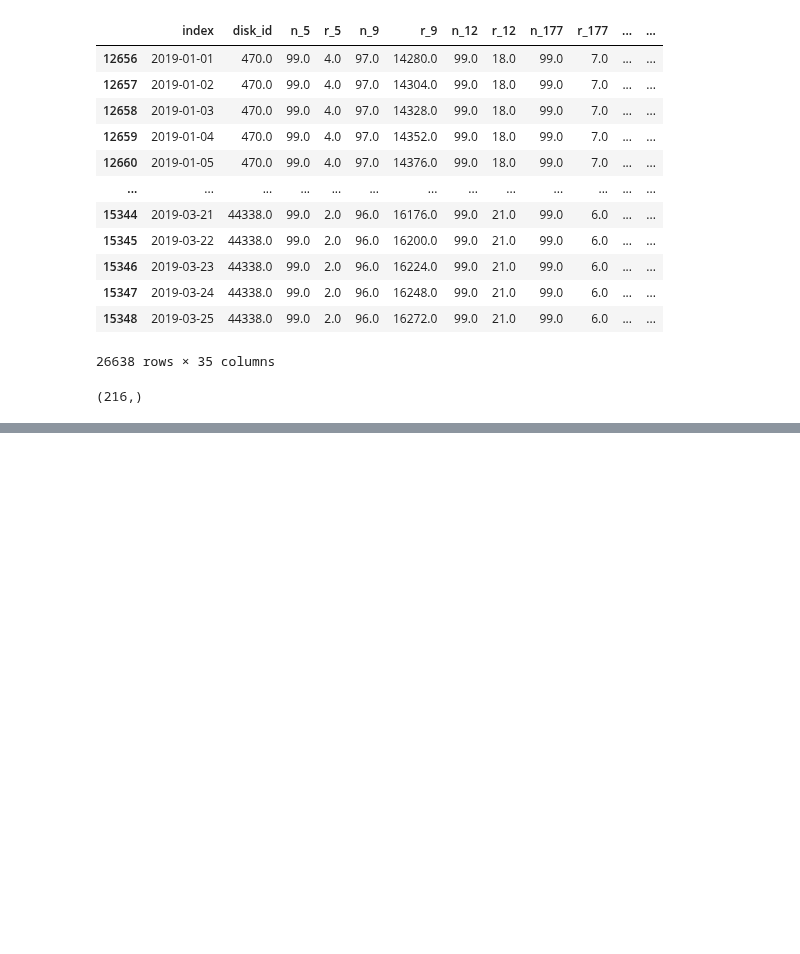
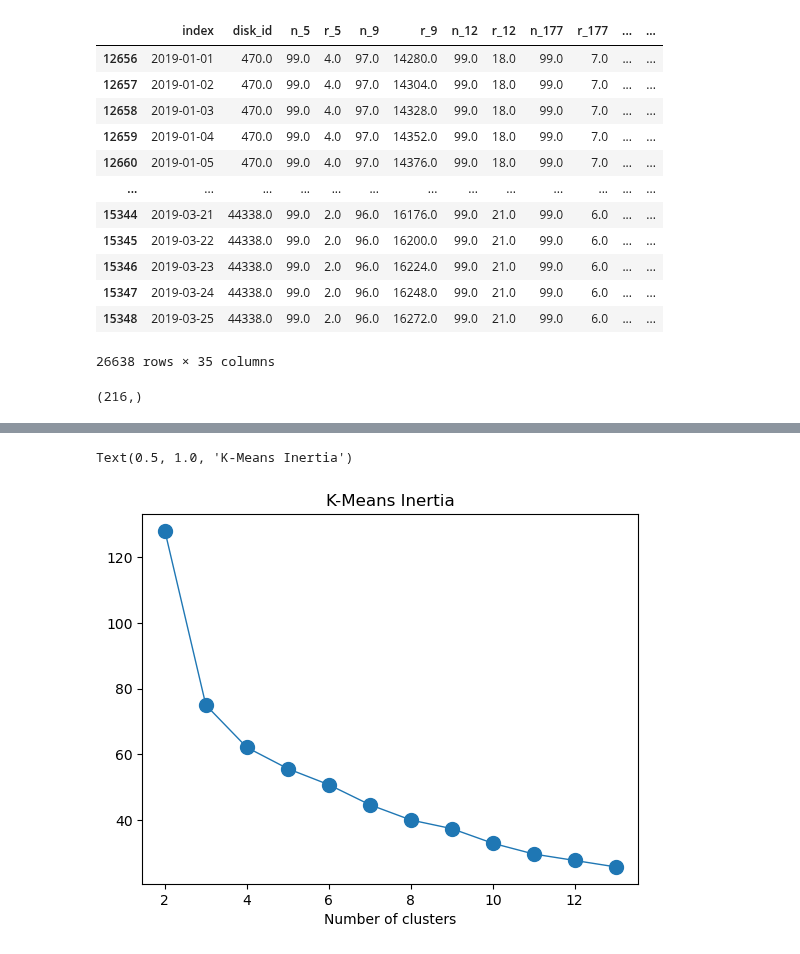
Before and after one commit to passion3659/ssd-failure, a Jupyter notebook: 03-making_imputated_data.ipynb, the cells around one changed output, grey strips where cells are left out. Saved outputs shown, nothing was run; the diff lists cells and outputs as text; code cells hidden in the pictures; blank space fills up the shorter version.

```diff
--- a/03-making_imputated_data.ipynb
+++ b/03-making_imputated_data.ipynb
@@ -332,0 +561,29 @@ selected_filtered_data_healthy = selected_filtered_data_healthy.reset_index()  #
+# %%
+#Scaling 과정
+from sklearn.preprocessing import MinMaxScaler
+
+scaler = MinMaxScaler()
+scaler.fit(label_1)
+label_1_scaled = scaler.transform(label_1)
+# %%
+from sklearn.metrics import silhouette_score
+
+from sklearn.cluster import KMeans
+'''StandardSclaer를 사용하여 진행'''
+
+inertia=[]
+kmeans_sil_scores=[]
+for n_cluster in range(2,14):
+    kmeans = KMeans(n_clusters=n_cluster, random_state=0)
+    cluster_labels = kmeans.fit_predict(label_1_scaled)
+
+    inertia.append(kmeans.inertia_)
+    kmeans_sil_scores.append(silhouette_score(label_1_scaled, cluster_labels))
+
+plt.plot(range(2,14),inertia,marker='o', lw=1,ms=10)
+plt.xlabel("Number of clusters")
+plt.title("K-Means Inertia")
+# clusters = 3일때, 꺽이는 지점인것을 알 수 있음
+# %% [output]
+Text(0.5, 1.0, 'K-Means Inertia')
+[figure, added]
```
Also changed, not shown: parts of 43 cells of this notebook, 1 other file.
